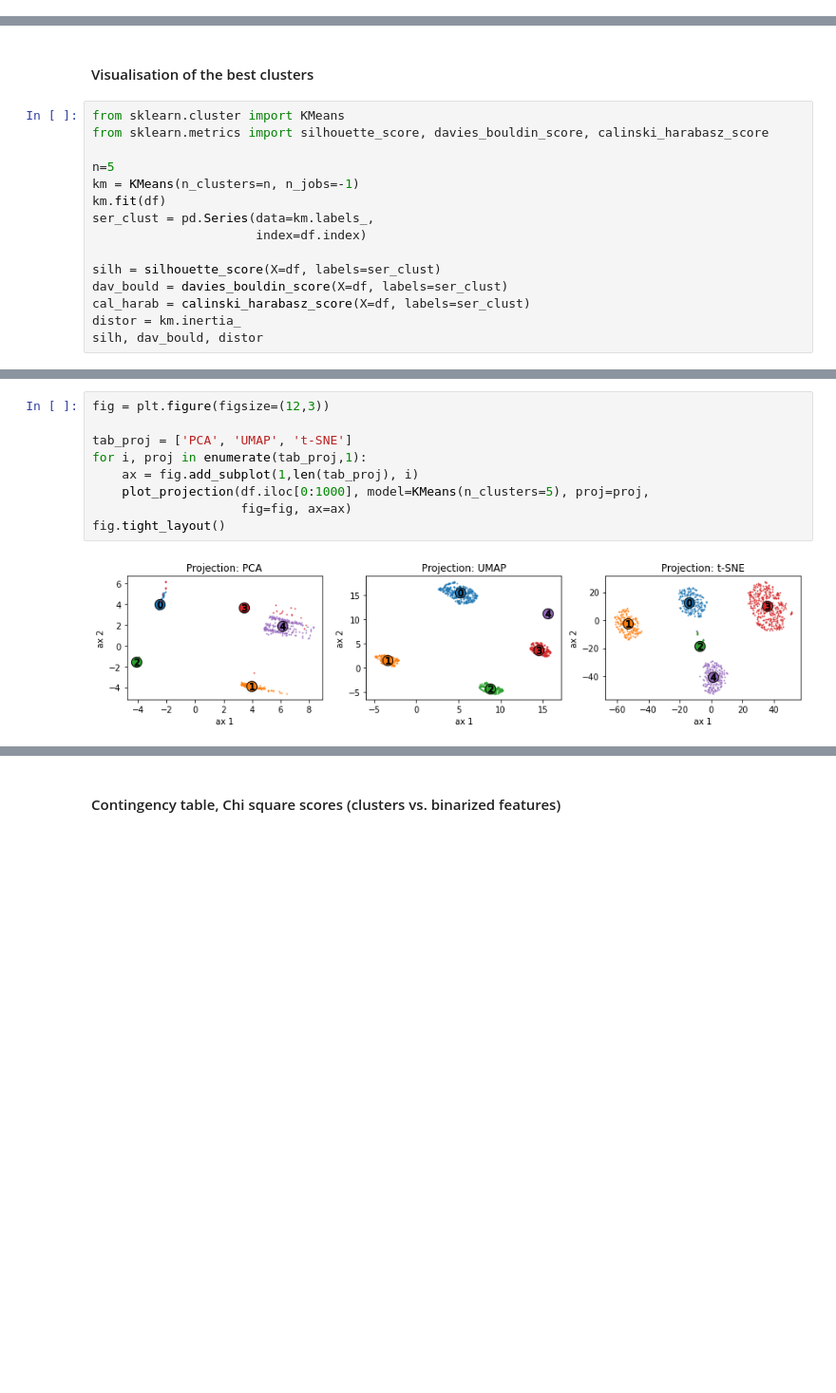
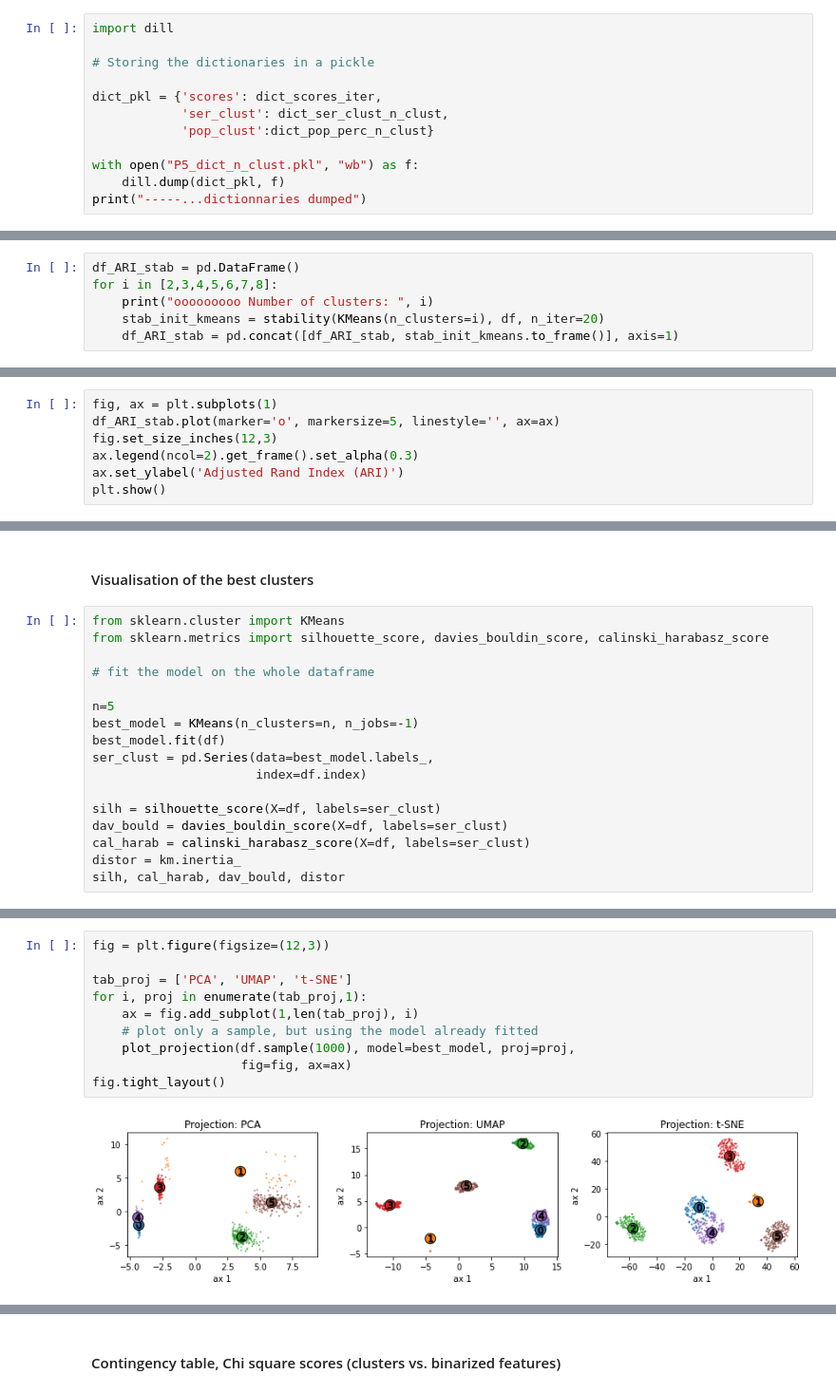
Before and after one commit to SmellyArmure/OC_DS_Project5, a Jupyter notebook: NOTEBOOKS/P5_Clustering.ipynb, the cells around one changed output, grey strips where cells are left out. Shown at 95% size. Saved outputs shown, nothing was run; the diff lists cells and outputs as text; blank space fills up the shorter version.

```diff
--- a/NOTEBOOKS/P5_Clustering.ipynb
+++ b/NOTEBOOKS/P5_Clustering.ipynb
@@ -807,0 +829,12 @@ clusters_ratio(df, n_clust=range(2,9), figsize=(20,3.5))
+# %%
+import dill
+
+# Storing the dictionaries in a pickle
+
+dict_pkl = {'scores': dict_scores_iter,
+            'ser_clust': dict_ser_clust_n_clust,
+            'pop_clust':dict_pop_perc_n_clust}
+
+with open("P5_dict_n_clust.pkl", "wb") as f:
+    dill.dump(dict_pkl, f)
+print("-----...dictionnaries dumped")
@@ -825,0 +900,6 @@ silh_scores_vs_n_clust(df, n_clust=[3,4,5], proj='PCA',
+# %%
+df_ARI_stab = pd.DataFrame()
+for i in [2,3,4,5,6,7,8]:
+    print("ooooooooo Number of clusters: ", i)
+    stab_init_kmeans = stability(KMeans(n_clusters=i), df, n_iter=20)
+    df_ARI_stab = pd.concat([df_ARI_stab, stab_init_kmeans.to_frame()], axis=1)
@@ -825,0 +929,7 @@ silh_scores_vs_n_clust(df, n_clust=[3,4,5], proj='PCA',
+# %%
+fig, ax = plt.subplots(1)
+df_ARI_stab.plot(marker='o', markersize=5, linestyle='', ax=ax)
+fig.set_size_inches(12,3)
+ax.legend(ncol=2).get_frame().set_alpha(0.3)
+ax.set_ylabel('Adjusted Rand Index (ARI)')
+plt.show()
@@ -829,14 +941,16 @@ silh_scores_vs_n_clust(df, n_clust=[3,4,5], proj='PCA',
 from sklearn.cluster import KMeans
 from sklearn.metrics import silhouette_score, davies_bouldin_score, calinski_harabasz_score
 
+# fit the model on the whole dataframe
+
 n=5
-km = KMeans(n_clusters=n, n_jobs=-1)
-km.fit(df)
-ser_clust = pd.Series(data=km.labels_,
+best_model = KMeans(n_clusters=n, n_jobs=-1)
+best_model.fit(df)
+ser_clust = pd.Series(data=best_model.labels_,
                       index=df.index)
 
 silh = silhouette_score(X=df, labels=ser_clust)
 dav_bould = davies_bouldin_score(X=df, labels=ser_clust)
 cal_harab = calinski_harabasz_score(X=df, labels=ser_clust)
 distor = km.inertia_
-silh, dav_bould, distor
+silh, cal_harab, dav_bould, distor
@@ -845,11 +957,12 @@ silh, dav_bould, distor
 # %%
 fig = plt.figure(figsize=(12,3))
 
 tab_proj = ['PCA', 'UMAP', 't-SNE']
 for i, proj in enumerate(tab_proj,1):
     ax = fig.add_subplot(1,len(tab_proj), i)
-    plot_projection(df.iloc[0:1000], model=KMeans(n_clusters=5), proj=proj,
+    # plot only a sample, but using the model already fitted
+    plot_projection(df.sample(1000), model=best_model, proj=proj,
                     fig=fig, ax=ax)
 fig.tight_layout()
 # %% [output]
-[figure, old version]
+[figure, new version]
```
Also changed, not shown: parts of 71 cells of this notebook, 3 other files.
